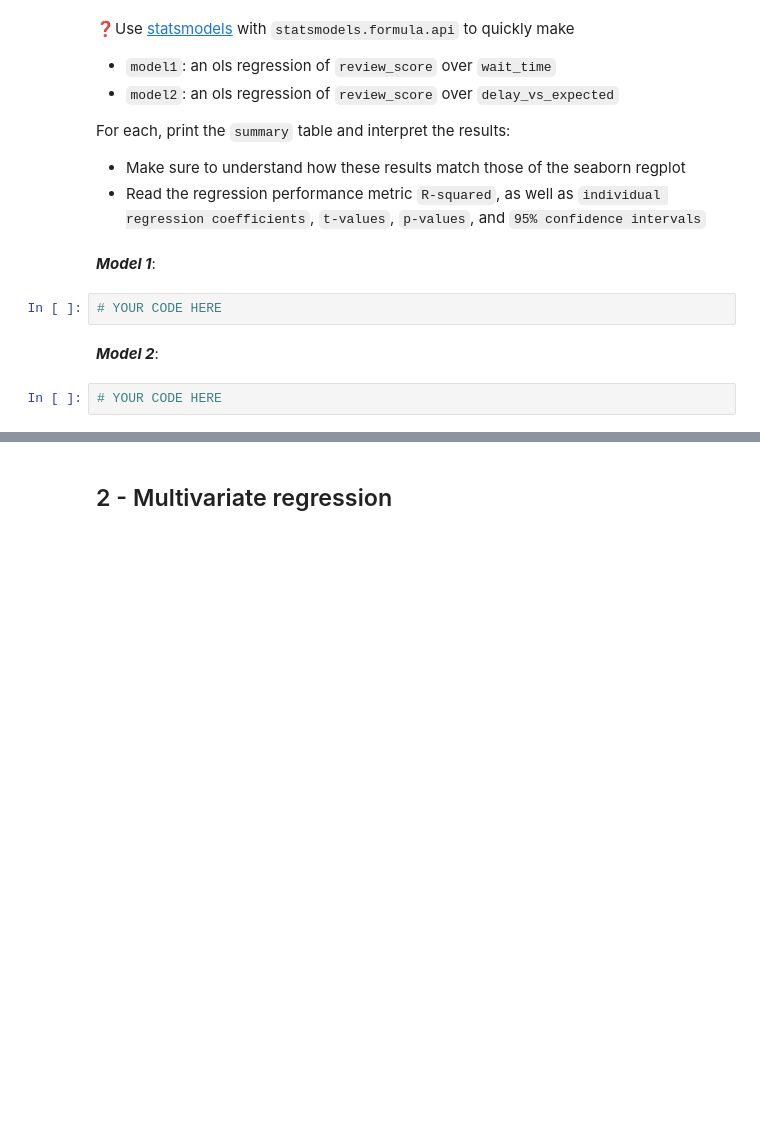
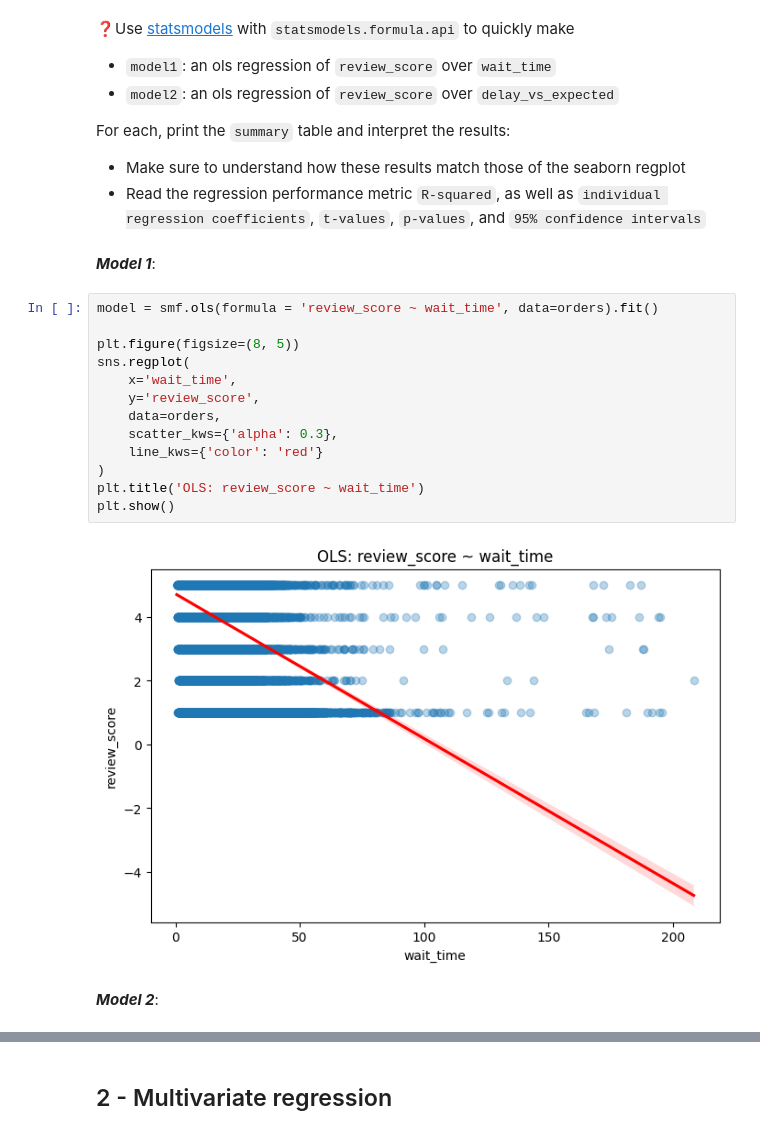
Before and after one commit to andyheggs/data-orders-regression, a Jupyter notebook: orders_regression.ipynb, the cells around one changed output, grey strips where cells are left out. Drawn from its saved outputs; the diff is of its cells as text; blank space fills up the shorter version.

Commit message:
init_commit-linear_regression-1_Orders_Regression

```diff
--- a/orders_regression.ipynb
+++ b/orders_regression.ipynb
@@ -59,9 +50,20 @@ For each, print the `summary` table and interpret the results:
 - Read the regression performance metric `R-squared`, as well as `individual regression coefficients`, `t-values`, `p-values`, and `95% confidence intervals`
 # %% [markdown]
 ***Model 1***:
-# %%
-# YOUR CODE HERE
+# %%
+model = smf.ols(formula = 'review_score ~ wait_time', data=orders).fit()
+
+plt.figure(figsize=(8, 5))
+sns.regplot(
+    x='wait_time',
+    y='review_score',
+    data=orders,
+    scatter_kws={'alpha': 0.3},
+    line_kws={'color': 'red'}
+)
+plt.title('OLS: review_score ~ wait_time')
+plt.show()
+# %% [output]
+[figure, added]
 # %% [markdown]
 ***Model 2***:
-# %%
-# YOUR CODE HERE
```
Also changed, not shown: parts of 5 cells of this notebook.
